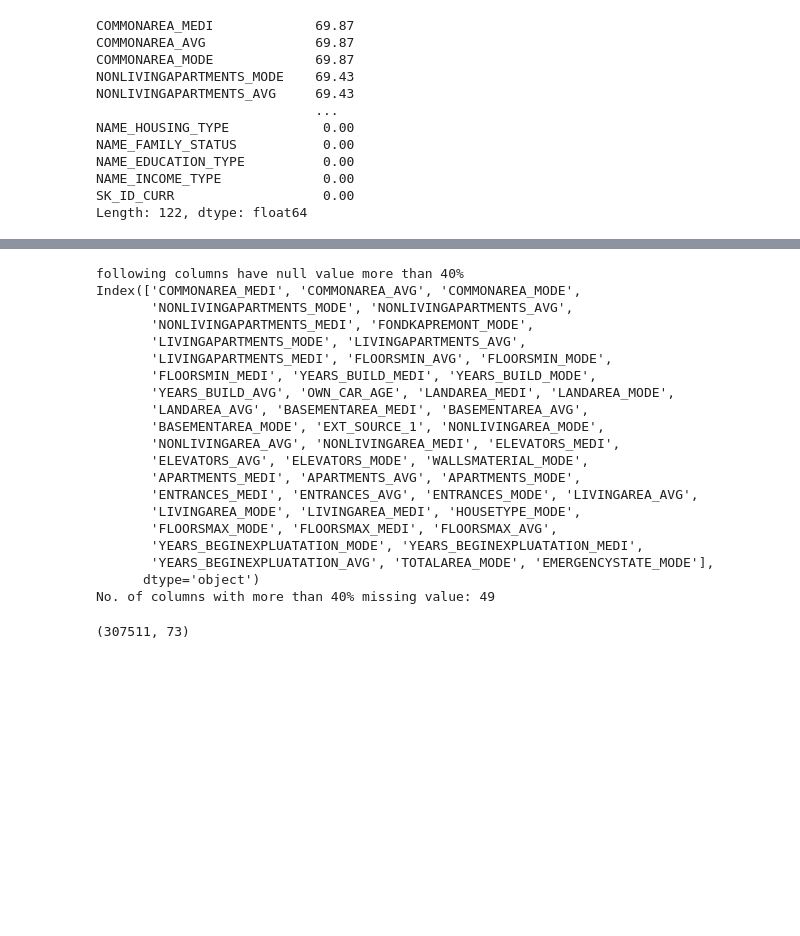
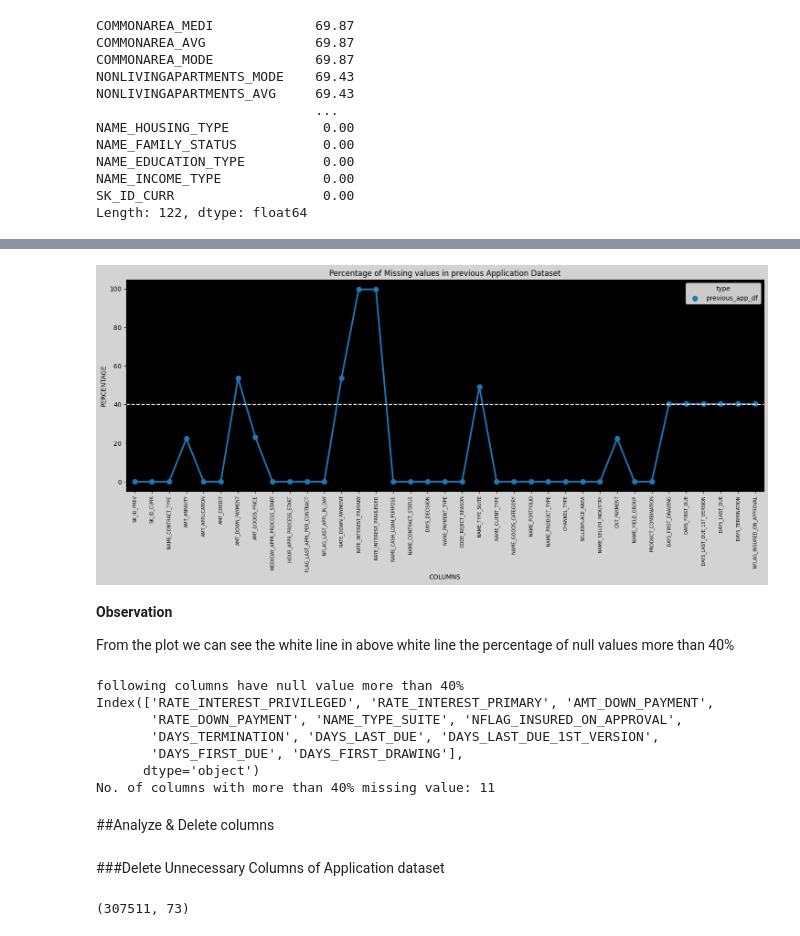
Before and after one commit to ItzmeAkash/Bank-Loan, a Jupyter notebook: Bank_Loan_Exploratory_Data_Analysis.ipynb, the cells around one changed output, grey strips where cells are left out. Saved outputs shown, nothing was run; the diff lists cells and outputs as text; code cells hidden in the pictures; blank space fills up the shorter version.

```diff
--- a/Bank_Loan_Exploratory_Data_Analysis.ipynb
+++ b/Bank_Loan_Exploratory_Data_Analysis.ipynb
@@ -127,28 +247,38 @@ fig.set_facecolor("lightgrey")
+# %%
+#Visualizing the null values
+fig = plt.figure(figsize=(18,6))
+miss_data = pd.DataFrame((previous_app_df.isnull().sum())*100/previous_app_df.shape[0]).reset_index()
+miss_data["type"] = "previous_app_df"
+ax = sns.pointplot(x="index",y=0,data=miss_data,hue="type")
+plt.xticks(rotation =90,fontsize =7)
+ax.axhline(40, ls='--',color='white')
+plt.title("Percentage of Missing values in previous Application Dataset")
+plt.ylabel("PERCENTAGE")
+plt.xlabel("COLUMNS")
+ax.set_facecolor("k")
+fig.set_facecolor("lightgrey")
+# %% [output]
+[figure, added]
+# %% [markdown]
+**Observation**
+
+From the plot we can see the white line in above white line the percentage of null values more than 40%
 # %%
 #creating a variable null_col_40 for storing null columns having missing values more than 40%
-null_col_40 = find_null_values(application_df)[find_null_values(application_df)>40]
+null_col_40 = find_null_values(previous_app_df)[find_null_values(previous_app_df)>40]
 print("following columns have null value more than 40%")
 print(null_col_40.index)
 print("No. of columns with more than 40% missing value:",len(null_col_40.index))
 # %% [output]
 following columns have null value more than 40%
-Index(['COMMONAREA_MEDI', 'COMMONAREA_AVG', 'COMMONAREA_MODE',
-       'NONLIVINGAPARTMENTS_MODE', 'NONLIVINGAPARTMENTS_AVG',
-       'NONLIVINGAPARTMENTS_MEDI', 'FONDKAPREMONT_MODE',
-       'LIVINGAPARTMENTS_MODE', 'LIVINGAPARTMENTS_AVG',
-       'LIVINGAPARTMENTS_MEDI', 'FLOORSMIN_AVG', 'FLOORSMIN_MODE',
-       'FLOORSMIN_MEDI', 'YEARS_BUILD_MEDI', 'YEARS_BUILD_MODE',
-       'YEARS_BUILD_AVG', 'OWN_CAR_AGE', 'LANDAREA_MEDI', 'LANDAREA_MODE',
-       'LANDAREA_AVG', 'BASEMENTAREA_MEDI', 'BASEMENTAREA_AVG',
-       'BASEMENTAREA_MODE', 'EXT_SOURCE_1', 'NONLIVINGAREA_MODE',
-       'NONLIVINGAREA_AVG', 'NONLIVINGAREA_MEDI', 'ELEVATORS_MEDI',
-       'ELEVATORS_AVG', 'ELEVATORS_MODE', 'WALLSMATERIAL_MODE',
-       'APARTMENTS_MEDI', 'APARTMENTS_AVG', 'APARTMENTS_MODE',
-       'ENTRANCES_MEDI', 'ENTRANCES_AVG', 'ENTRANCES_MODE', 'LIVINGAREA_AVG',
-       'LIVINGAREA_MODE', 'LIVINGAREA_MEDI', 'HOUSETYPE_MODE',
-       'FLOORSMAX_MODE', 'FLOORSMAX_MEDI', 'FLOORSMAX_AVG',
-       'YEARS_BEGINEXPLUATATION_MODE', 'YEARS_BEGINEXPLUATATION_MEDI',
-       'YEARS_BEGINEXPLUATATION_AVG', 'TOTALAREA_MODE', 'EMERGENCYSTATE_MODE'],
+Index(['RATE_INTEREST_PRIVILEGED', 'RATE_INTEREST_PRIMARY', 'AMT_DOWN_PAYMENT',
+       'RATE_DOWN_PAYMENT', 'NAME_TYPE_SUITE', 'NFLAG_INSURED_ON_APPROVAL',
+       'DAYS_TERMINATION', 'DAYS_LAST_DUE', 'DAYS_LAST_DUE_1ST_VERSION',
+       'DAYS_FIRST_DUE', 'DAYS_FIRST_DRAWING'],
       dtype='object')
-No. of columns with more than 40% missing value: 49
+No. of columns with more than 40% missing value: 11
+# %% [markdown]
+##Analyze & Delete columns
+# %% [markdown]
+###Delete Unnecessary Columns of Application dataset
 # %%
```
Also changed, not shown: parts of 43 cells of this notebook.
